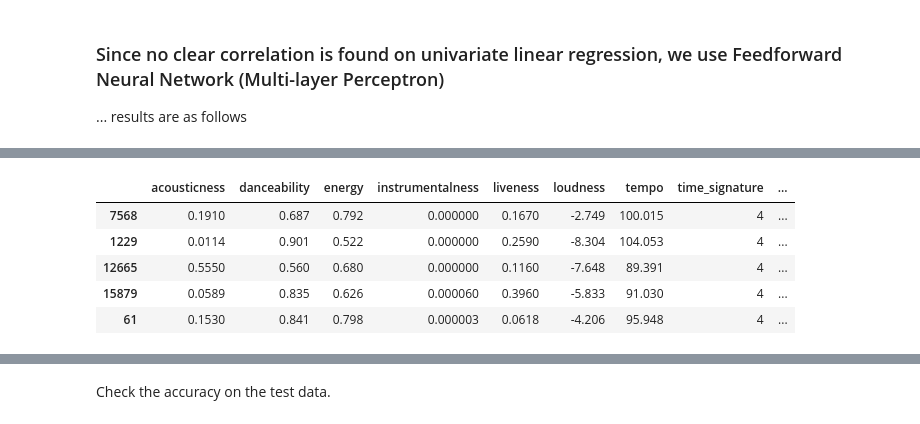
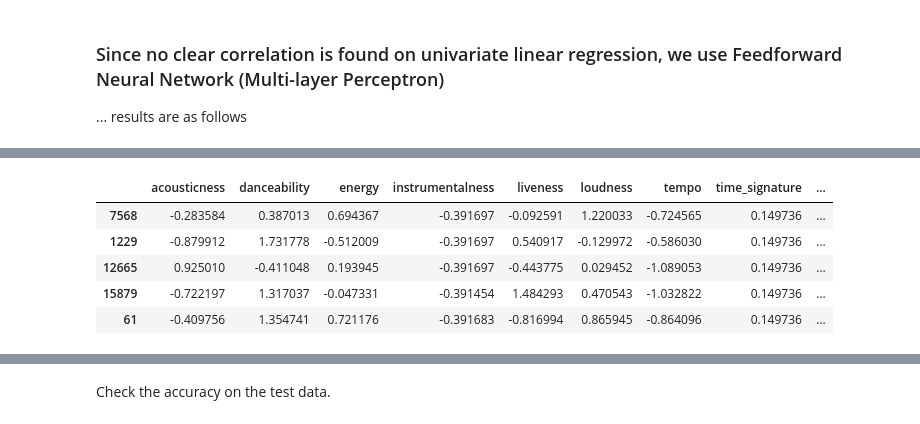
Before and after one commit to DanielTanTWOfficial/song-genre-analysis, a Jupyter notebook: Song Popularity Analysis.ipynb, the cells around one changed output, grey strips where cells are left out. Cells and saved outputs as stored; diff of their text form; code cells hidden in the pictures.

```diff
--- a/Song Popularity Analysis.ipynb
+++ b/Song Popularity Analysis.ipynb
@@ -298,3 +298,26 @@ Text(0, 0.5, 'Song Popularity')
 
 
 ... results are as follows
+# %%
+popularity_class = []
+
+for var in songdata['song_popularity']:
+    if(0 <= var and var <= 20):
+        popularity_class.append(1)
+    elif(21 <= var and var <= 40):
+        popularity_class.append(2)
+    elif(41 <= var and var <= 60):
+        popularity_class.append(3)
+    elif(61 <= var and var <= 80):
+        popularity_class.append(4)
+    else:
+        popularity_class.append(5)
+
+songdata['popularity_class'] = popularity_class
+songdata.head()
+
+from sklearn.preprocessing import LabelEncoder
+
+# label encoding song_popularity
+songdata['popularity_class'] = LabelEncoder().fit_transform(songdata['popularity_class'])
+songdata.head()
@@ -301,16 +331,18 @@ Text(0, 0.5, 'Song Popularity')
 # %%
 from sklearn.neural_network import MLPClassifier
 from sklearn.model_selection import train_test_split
-from sklearn.preprocessing import MinMaxScaler
+from sklearn.preprocessing import StandardScaler
 
-response = pd.DataFrame(songdata[['song_popularity']])
+songdata[['acousticness', 'danceability', 'energy', 'instrumentalness', 'liveness', 'loudness', 'tempo', 'time_signature', 'audio_valence']] = StandardScaler().fit_transform(songdata[['acousticness', 'danceability', 'energy', 'instrumentalness', 'liveness', 'loudness', 'tempo', 'time_signature', 'audio_valence']])
+
+response = pd.DataFrame(songdata[['popularity_class']])
 predictor = songdata
-predictor.drop(columns=['song_popularity', 'song_name', 'song_duration_ms', 'key', 'audio_mode', 'speechiness'], inplace=True)
+predictor.drop(columns=['song_popularity', 'song_name', 'song_duration_ms', 'key', 'audio_mode', 'speechiness', 'popularity_class'], inplace=True)
 predictor.head()
 # %% [output]
 |  | acousticness | danceability | energy | instrumentalness | liveness | loudness | tempo | time_signature | ... |
-| 7568 | 0.1910 | 0.687 | 0.792 | 0.000000 | 0.1670 | -2.749 | 100.015 | 4 | ... |
-| 1229 | 0.0114 | 0.901 | 0.522 | 0.000000 | 0.2590 | -8.304 | 104.053 | 4 | ... |
-| 12665 | 0.5550 | 0.560 | 0.680 | 0.000000 | 0.1160 | -7.648 | 89.391 | 4 | ... |
-| 15879 | 0.0589 | 0.835 | 0.626 | 0.000060 | 0.3960 | -5.833 | 91.030 | 4 | ... |
-| 61 | 0.1530 | 0.841 | 0.798 | 0.000003 | 0.0618 | -4.206 | 95.948 | 4 | ... |
+| 7568 | -0.283584 | 0.387013 | 0.694367 | -0.391697 | -0.092591 | 1.220033 | -0.724565 | 0.149736 | ... |
+| 1229 | -0.879912 | 1.731778 | -0.512009 | -0.391697 | 0.540917 | -0.129972 | -0.586030 | 0.149736 | ... |
+| 12665 | 0.925010 | -0.411048 | 0.193945 | -0.391697 | -0.443775 | 0.029452 | -1.089053 | 0.149736 | ... |
+| 15879 | -0.722197 | 1.317037 | -0.047331 | -0.391454 | 1.484293 | 0.470543 | -1.032822 | 0.149736 | ... |
+| 61 | -0.409756 | 1.354741 | 0.721176 | -0.391683 | -0.816994 | 0.865945 | -0.864096 | 0.149736 | ... |
```
Also changed, not shown: parts of 7 cells of this notebook.
